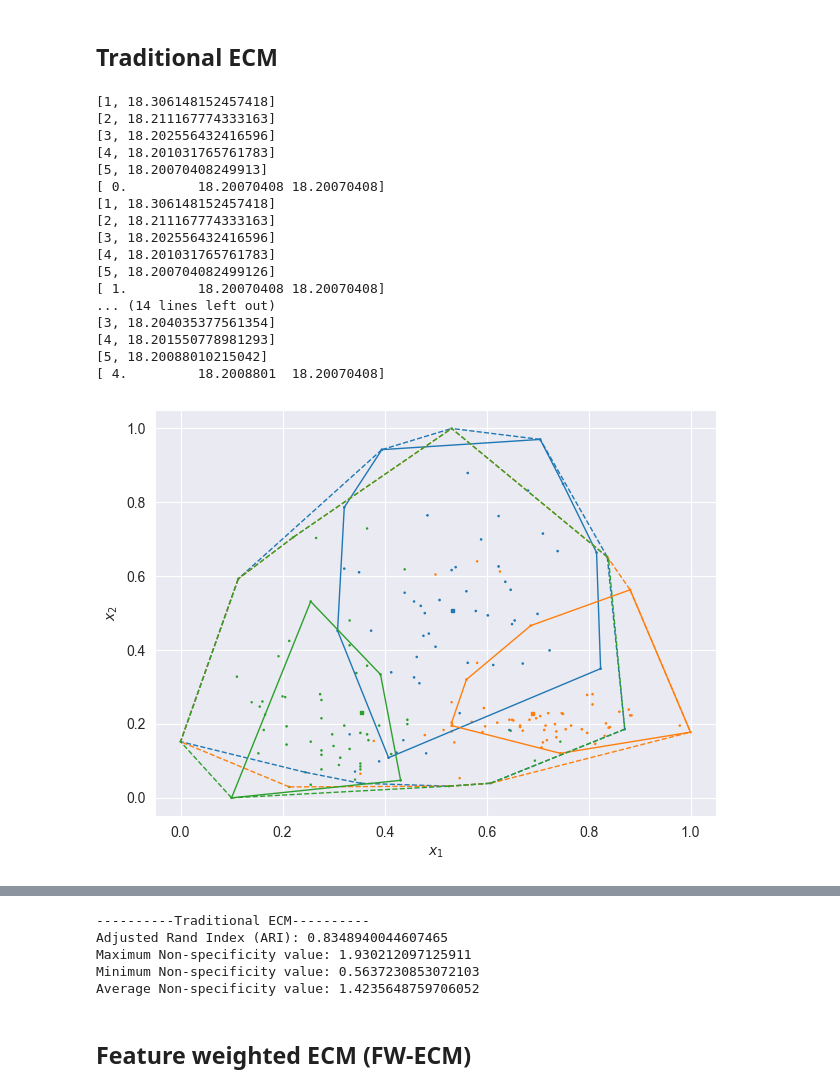
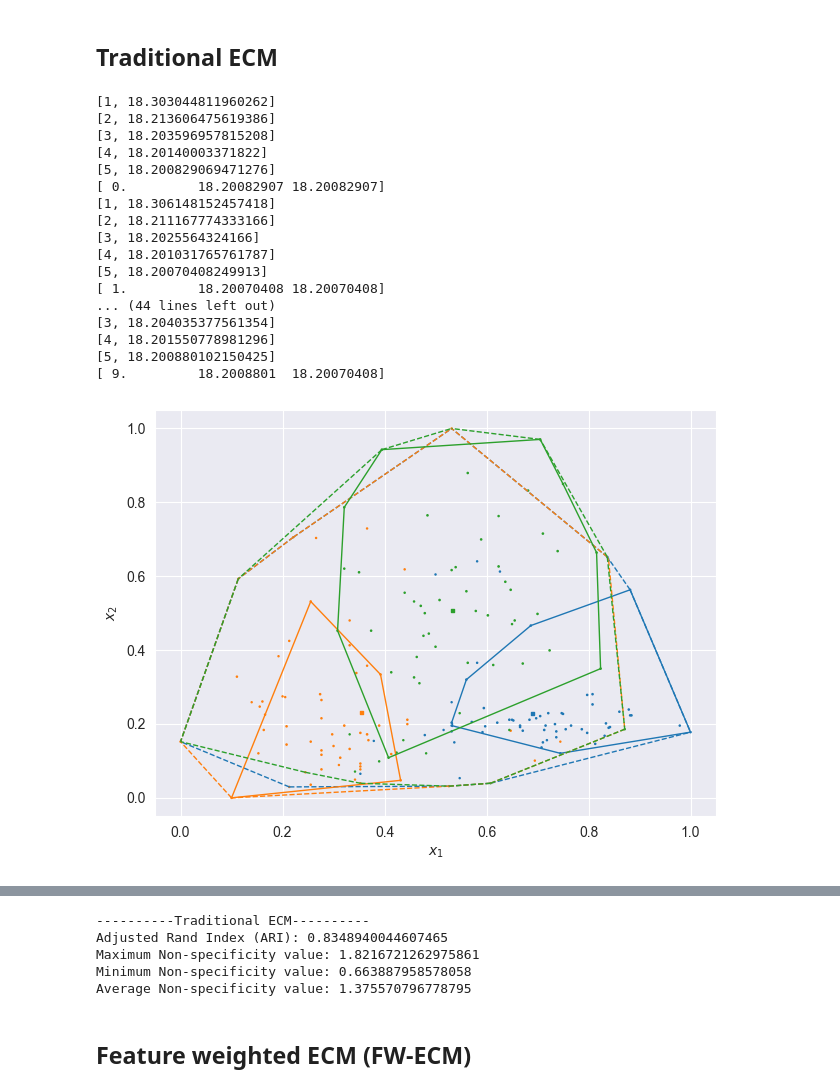
Before and after one commit to tridogithub/evclust, a Jupyter notebook: docs/fwecm_wine.ipynb, the cells around one changed output, grey strips where cells are left out. Drawn from its saved outputs; the diff is of its cells as text; code cells hidden in the pictures.

```diff
--- a/docs/fwecm_wine.ipynb
+++ b/docs/fwecm_wine.ipynb
@@ -58,5 +58,9 @@ plt.legend()
 plt.grid(True)
 plt.axis('equal')
 plt.show()
+
+# Normalization
+scaler = MinMaxScaler((0,1))
+X = pd.DataFrame(scaler.fit_transform(X))
 # %% [output]
 No artists with labels found to put in legend.  Note that artists whose label start with an underscore are ignored when legend() is called with no argument.
@@ -96,38 +101,38 @@ def calculate_non_specificity(cluster_model):
 ## Traditional ECM
 # %%
 # Traditional ECM clustering
-model = ecm(x=X, c=3, beta=2, alpha=1, delta=100, ntrials=5)
+model = ecm(x=X, c=3, beta=2, alpha=1, delta=100, ntrials=10)
 
 ev_plot(model, X=X)
 ev_pcaplot(data=X, x=model, normalize=False)
 
 # Compute the Adjusted Rand Index (ARI)
 true_labels = numeric_labels
 Y_betP = model['betp']
 predicted_labels = np.argmax(Y_betP, axis=1)
 
 ari = adjusted_rand_score(true_labels, predicted_labels)
 print("----------Traditional ECM----------")
 print(f"Adjusted Rand Index (ARI): {ari}")
 
 # Calculate Non-specificity
 calculate_non_specificity(model)
 # %% [output]
+[1, 18.303044811960262]
+[2, 18.213606475619386]
+[3, 18.203596957815208]
+[4, 18.20140003371822]
+[5, 18.200829069471276]
+[ 0.         18.20082907 18.20082907]
 [1, 18.306148152457418]
-[2, 18.211167774333163]
-[3, 18.202556432416596]
-[4, 18.201031765761783]
+[2, 18.211167774333166]
+[3, 18.2025564324166]
+[4, 18.201031765761787]
 [5, 18.20070408249913]
-[ 0.         18.20070408 18.20070408]
-[1, 18.306148152457418]
-[2, 18.211167774333163]
-[3, 18.202556432416596]
-[4, 18.201031765761783]
-[5, 18.200704082499126]
 [ 1.         18.20070408 18.20070408]
-... (14 lines left out)
+... (44 lines left out)
 [3, 18.204035377561354]
-[4, 18.201550778981293]
-[5, 18.20088010215042]
-[ 4.         18.2008801  18.20070408]
+[4, 18.201550778981296]
+[5, 18.200880102150425]
+[ 9.         18.2008801  18.20070408]
-[figure, old version]
+[figure, new version]
@@ -135,7 +140,7 @@ calculate_non_specificity(model)
 ----------Traditional ECM----------
 Adjusted Rand Index (ARI): 0.8348940044607465
-Maximum Non-specificity value: 1.930212097125911
-Minimum Non-specificity value: 0.5637230853072103
-Average Non-specificity value: 1.4235648759706052
+Maximum Non-specificity value: 1.8216721262975861
+Minimum Non-specificity value: 0.663887958578058
+Average Non-specificity value: 1.375570796778795
 # %% [markdown]
 ## Feature weighted ECM (FW-ECM)
```
Also changed, not shown: parts of 5 cells of this notebook.
